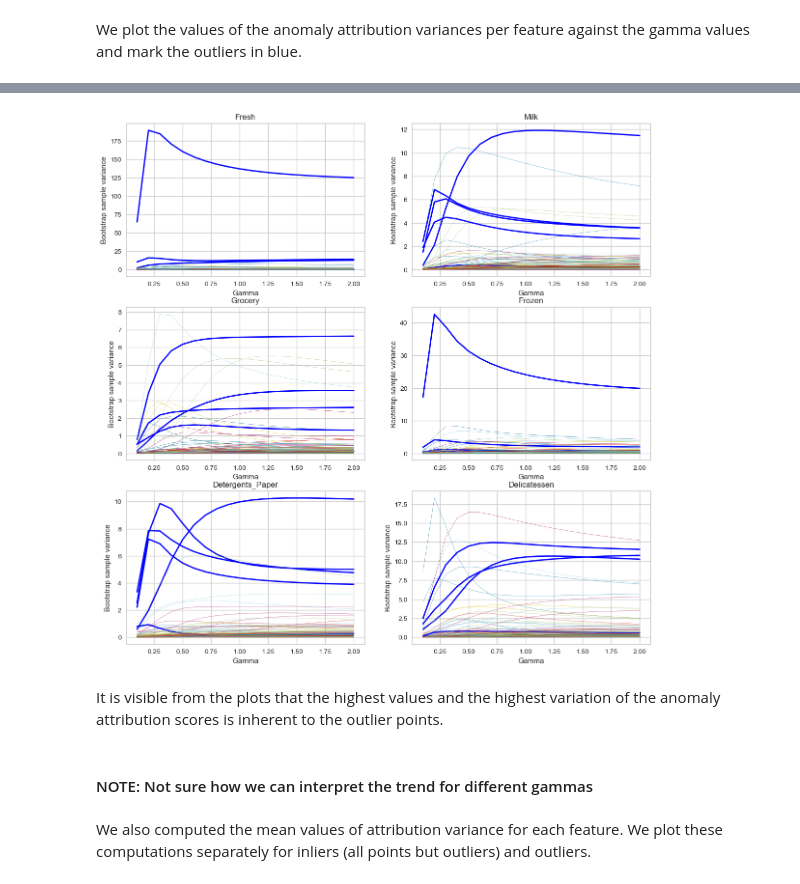
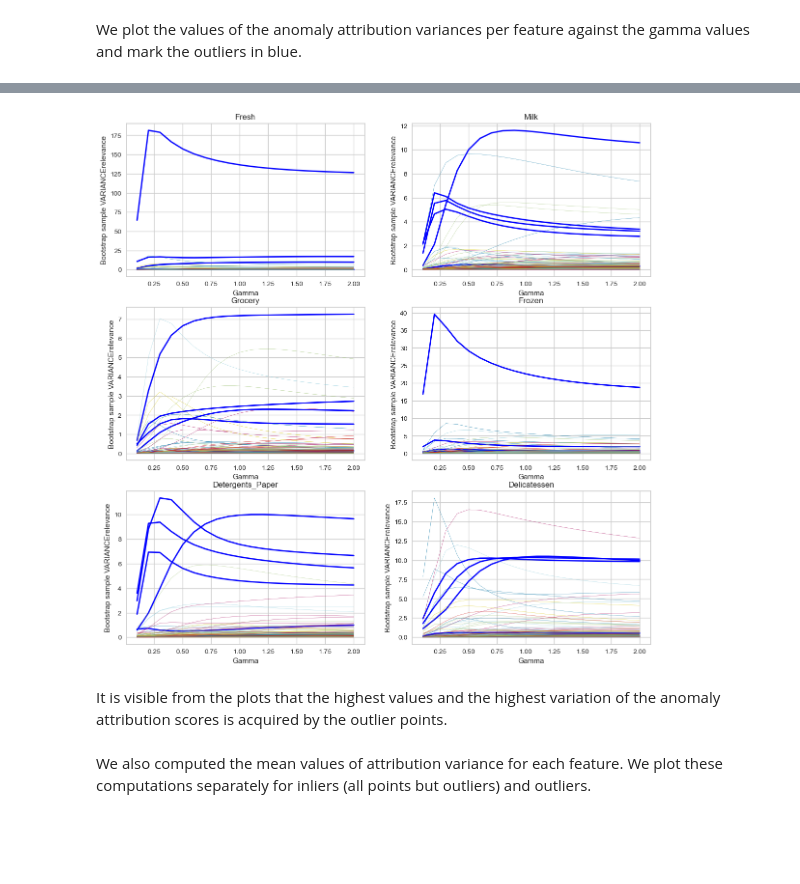
Before and after one commit to jascha-je/LabML4DS, a Jupyter notebook: p1/subpart_3.ipynb, the cells around one changed output, grey strips where cells are left out. Drawn from its saved outputs; the diff is of its cells as text; code cells hidden in the pictures; blank space fills up the shorter version.

```diff
--- a/p1/subpart_3.ipynb
+++ b/p1/subpart_3.ipynb
@@ -183,10 +219,8 @@ We plot the values of the anomaly attribution variances per feature against the
 # %%
-attribution_stat_plots(bootstrap_variance, num_features, outliers_selected.array, type = "variance")
+p1_functions.attribution_stat_plots(bootstrap_variance, gamma_range, num_features, outliers_selected.array, type = "VARIANCE")
 # %% [output]
-[figure, old version]
+[figure, new version]
 # %% [markdown]
-It is visible from the plots that the highest values and the highest variation of the anomaly attribution scores is inherent to the outlier points.
+It is visible from the plots that the highest values and the highest variation of the anomaly attribution scores is acquired by the outlier points.
-# %% [markdown]
-#### NOTE: Not sure how we can interpret the trend for different gammas
 # %% [markdown]
 We also computed the mean values of attribution variance for each feature. We plot these computations separately for inliers (all points but outliers) and outliers.
```
Also changed, not shown: parts of 37 cells of this notebook, 2 other files.
